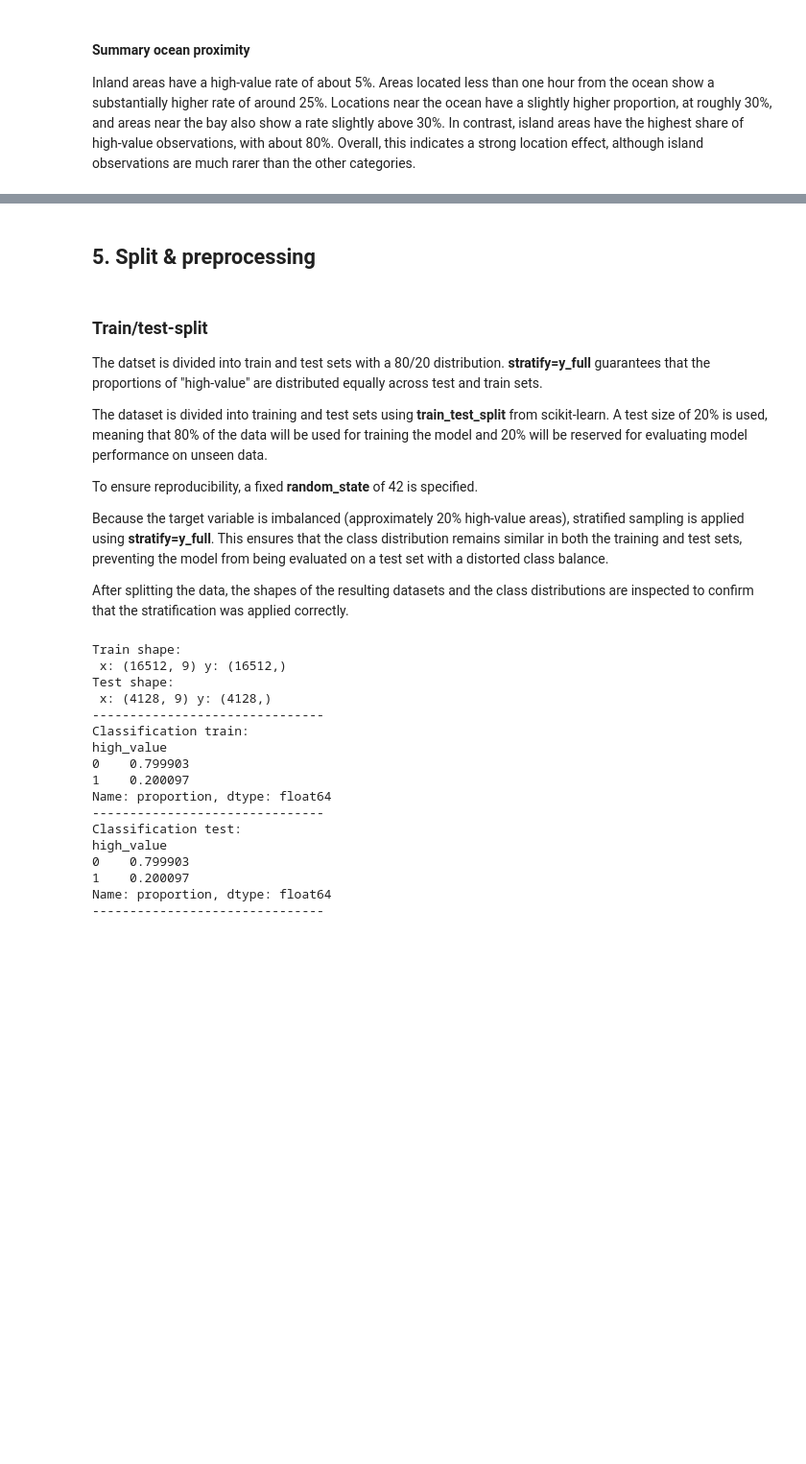
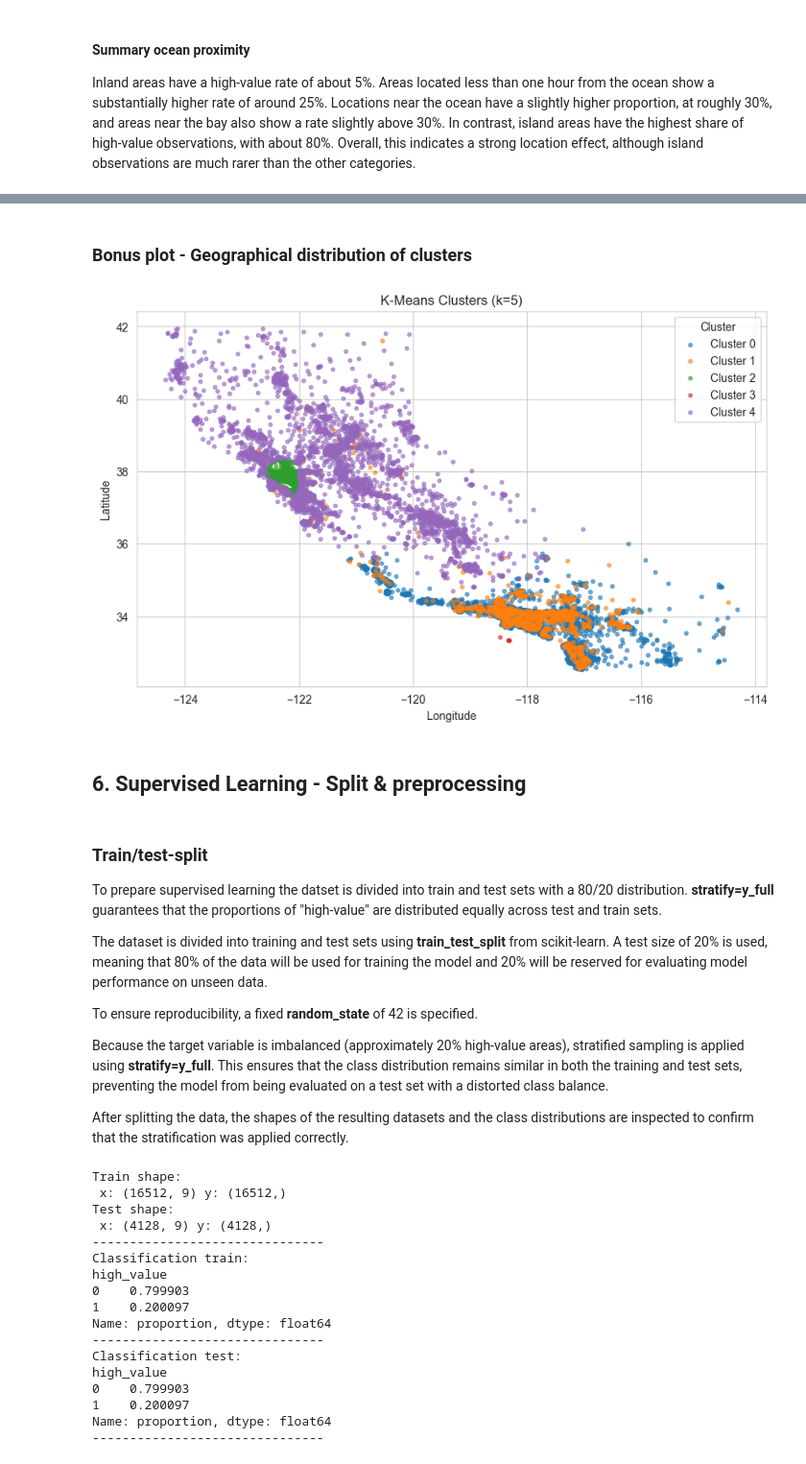
Before and after one commit to belson-h/PythonMLProject---California-Housing, a Jupyter notebook: housing_report.ipynb, the cells around one changed output, grey strips where cells are left out. Shown at 96% size. Saved outputs shown, nothing was run; the diff lists cells and outputs as text; code cells hidden in the pictures; blank space fills up the shorter version.

```diff
--- a/housing_report.ipynb
+++ b/housing_report.ipynb
@@ -351,0 +428,13 @@ Inland areas have a high-value rate of about 5%. Areas located less than one hou
+# %%
+K_final = 5
+kmeans_final = KMeans(n_clusters=K_final, random_state=42, n_init=10)
+clusters_final = kmeans_final.fit_predict(X_scaled)
+
+# 5. Attach to dataframe
+df["cluster"] = clusters_final
+
+# 6. Compare clusters with target
+pd.crosstab(df["cluster"], df["high_value"], normalize="index" )
+
+print("Number of housholds per cluster:")
+print(pd.Series(clusters_final).value_counts().sort_index())
@@ -352,9 +479,29 @@ Inland areas have a high-value rate of about 5%. Areas located less than one hou
+# %% [markdown]
+### Bonus plot - Geographical distribution of clusters
+# %%
+for i in range(5):
+    cluster_data = df[df["cluster"] == i]
+    plt.scatter(
+        cluster_data["longitude"],
+        cluster_data["latitude"],
+        label=f"Cluster {i}",
+        s=10,
+        alpha=0.6
+    )
+
+plt.xlabel("Longitude")
+plt.ylabel("Latitude")
+plt.title("K-Means Clusters (k=5)")
+plt.legend(title="Cluster")
+plt.show()
+# %% [output]
+[figure, added]
 # %% [markdown]
-## 5. Split & preprocessing
+## 6. Supervised Learning - Split & preprocessing
 # %% [markdown]
 ### Train/test-split
 
-The datset is divided into train and test sets with a 80/20 distribution. **stratify=y_full** guarantees that the proportions of "high-value" are distributed equally across test and train sets.
+To prepare supervised learning the datset is divided into train and test sets with a 80/20 distribution. **stratify=y_full** guarantees that the proportions of "high-value" are distributed equally across test and train sets.
 
 
 The dataset is divided into training and test sets using **train_test_split** from scikit-learn.
```
Also changed, not shown: parts of 20 cells of this notebook, 1 other file.
